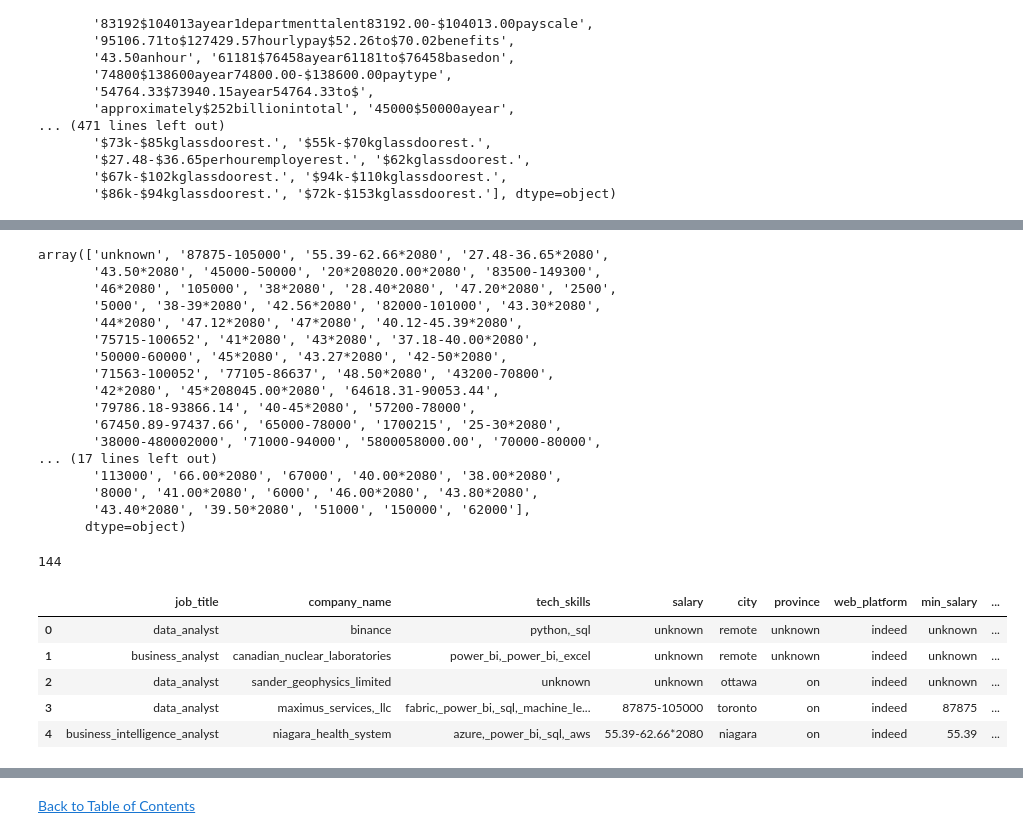
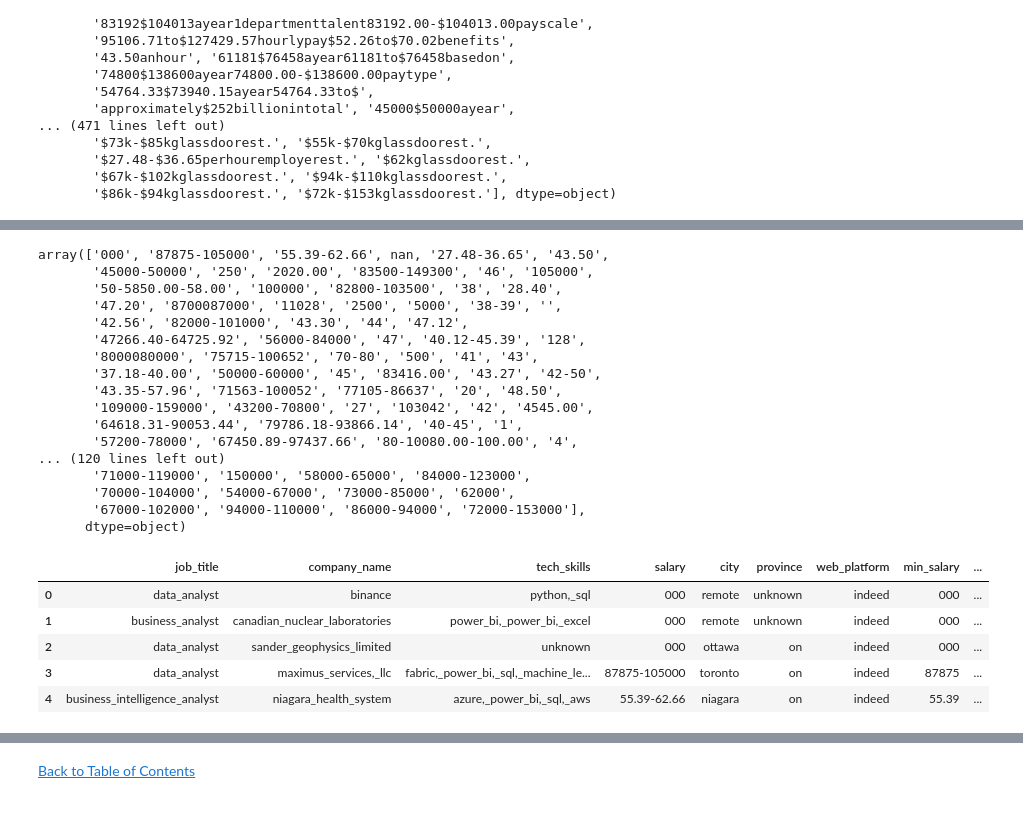
Before and after one commit to jasondo-da/Canadian_Data_Science_Jobs_Analysis, a Jupyter notebook: da_job_posts_canada_analysis.ipynb, the cells around one changed output, grey strips where cells are left out. Cells and saved outputs as stored; diff of their text form; code cells hidden in the pictures.

```diff
--- a/da_job_posts_canada_analysis.ipynb
+++ b/da_job_posts_canada_analysis.ipynb
@@ -335,19 +336,13 @@ df['salary'] = df['salary'].str.replace('glassdoorest', '')
 df['salary'] = df['salary'].str.replace('employerest', '')
 df['salary'] = df['salary'].str.replace('k', '000')
 df['salary'] = df['salary'].str.replace('ayear', '')
-df['salary'] = df['salary'].str.replace('perhour', '*2080')
-df['salary'] = df['salary'].str.replace('anhour', '*2080')
+df['salary'] = df['salary'].str.replace('perhour', '')
+df['salary'] = df['salary'].str.replace('anhour', '')
 df['salary'] = df['salary'].str.replace('peryear', '')
 
-sal_filter = df['salary'][df['salary'].str.len() > 20]
-filter_list = np.array(sal_filter)
-df['salary'] = df['salary'].replace(filter_list, 'unknown')
-df['salary'] = df['salary'].str.replace('un000nown', 'unknown')
-df['salary'] = df['salary'].str.replace('[^0-9$-*.]', 'replacereplacereplace')
+df['salary'] = df['salary'][df['salary'].str.len() < 20]
+df['salary'] = df['salary'].str.replace('[^0-9$-.]', '')
 
-sal_filter_2 = df['salary'][df['salary'].str.len() > 20]
-filter_list_2 = np.array(sal_filter_2)
-df['salary'] = df['salary'].replace(filter_list_2, 'unknown')
 df['salary'] = df['salary'].str.replace('$', '-')
 df['salary'] = df['salary'].str.replace('--', '-')
 df['salary'].unique()
@@ -372,6 +384,6 @@ array(['unknown', '87875-105000', '55.39-62.66*2080', '27.48-36.65*2080',
 # %%
 def format_sal(value):
-    if value.startswith('-') == True:
+    if str(value).startswith('-') == True:
         return value[1:]
     else:
         return value
@@ -399,6 +411,6 @@ array(['unknown', '87875-105000', '55.39-62.66*2080', '27.48-36.65*2080',
 # %%
 def format_sal_2(value):
-    if value.endswith('.') == True:
+    if str(value).endswith('.') == True:
         return value[:-1]
     else:
         return value
@@ -406,40 +418,37 @@ def format_sal_2(value):
 df['salary'] = df['salary'].apply(format_sal_2)
 df['salary'].unique()
 # %% [output]
-array(['unknown', '87875-105000', '55.39-62.66*2080', '27.48-36.65*2080',
-       '43.50*2080', '45000-50000', '20*208020.00*2080', '83500-149300',
-       '46*2080', '105000', '38*2080', '28.40*2080', '47.20*2080', '2500',
-       '5000', '38-39*2080', '42.56*2080', '82000-101000', '43.30*2080',
-       '44*2080', '47.12*2080', '47*2080', '40.12-45.39*2080',
-       '75715-100652', '41*2080', '43*2080', '37.18-40.00*2080',
-       '50000-60000', '45*2080', '43.27*2080', '42-50*2080',
-       '71563-100052', '77105-86637', '48.50*2080', '43200-70800',
-       '42*2080', '45*208045.00*2080', '64618.31-90053.44',
-       '79786.18-93866.14', '40-45*2080', '57200-78000',
-       '67450.89-97437.66', '65000-78000', '1700215', '25-30*2080',
-       '38000-480002000', '71000-94000', '5800058000.00', '70000-80000',
-... (17 lines left out)
-       '113000', '66.00*2080', '67000', '40.00*2080', '38.00*2080',
-       '8000', '41.00*2080', '6000', '46.00*2080', '43.80*2080',
-       '43.40*2080', '39.50*2080', '51000', '150000', '62000'],
+array(['000', '87875-105000', '55.39-62.66', nan, '27.48-36.65', '43.50',
+       '45000-50000', '250', '2020.00', '83500-149300', '46', '105000',
+       '50-5850.00-58.00', '100000', '82800-103500', '38', '28.40',
+       '47.20', '8700087000', '11028', '2500', '5000', '38-39', '',
+       '42.56', '82000-101000', '43.30', '44', '47.12',
+       '47266.40-64725.92', '56000-84000', '47', '40.12-45.39', '128',
+       '8000080000', '75715-100652', '70-80', '500', '41', '43',
+       '37.18-40.00', '50000-60000', '45', '83416.00', '43.27', '42-50',
+       '43.35-57.96', '71563-100052', '77105-86637', '20', '48.50',
+       '109000-159000', '43200-70800', '27', '103042', '42', '4545.00',
+       '64618.31-90053.44', '79786.18-93866.14', '40-45', '1',
+       '57200-78000', '67450.89-97437.66', '80-10080.00-100.00', '4',
+... (120 lines left out)
+       '71000-119000', '150000', '58000-65000', '84000-123000',
+       '70000-104000', '54000-67000', '73000-85000', '62000',
+       '67000-102000', '94000-110000', '86000-94000', '72000-153000'],
       dtype=object)
-# %%
-df['salary'].nunique()
-# %% [output]
-144
 # %%
+df['salary'].fillna('0', inplace=True)
 new = df['salary'].str.split('-', n=1, expand=True)
 
 df['min_salary'] = new[0]
 df['max_salary'] = new[1]
 df.head()
 # %% [output]
 |  | job_title | company_name | tech_skills | salary | city | province | web_platform | min_salary | ... |
-| 0 | data_analyst | binance | python,_sql | unknown | remote | unknown | indeed | unknown | ... |
-| 1 | business_analyst | canadian_nuclear_laboratories | power_bi,_power_bi,_excel | unknown | remote | unknown | indeed | unknown | ... |
-| 2 | data_analyst | sander_geophysics_limited | unknown | unknown | ottawa | on | indeed | unknown | ... |
+| 0 | data_analyst | binance | python,_sql | 000 | remote | unknown | indeed | 000 | ... |
+| 1 | business_analyst | canadian_nuclear_laboratories | power_bi,_power_bi,_excel | 000 | remote | unknown | indeed | 000 | ... |
+| 2 | data_analyst | sander_geophysics_limited | unknown | 000 | ottawa | on | indeed | 000 | ... |
 | 3 | data_analyst | maximus_services,_llc | fabric,_power_bi,_sql,_machine_le... | 87875-105000 | toronto | on | indeed | 87875 | ... |
-| 4 | business_intelligence_analyst | niagara_health_system | azure,_power_bi,_sql,_aws | 55.39-62.66*2080 | niagara | on | indeed | 55.39 | ... |
+| 4 | business_intelligence_analyst | niagara_health_system | azure,_power_bi,_sql,_aws | 55.39-62.66 | niagara | on | indeed | 55.39 | ... |
 # %%
 df['min_salary'].unique()
 # %% [output]
```
Also changed, not shown: parts of 16 cells of this notebook.
